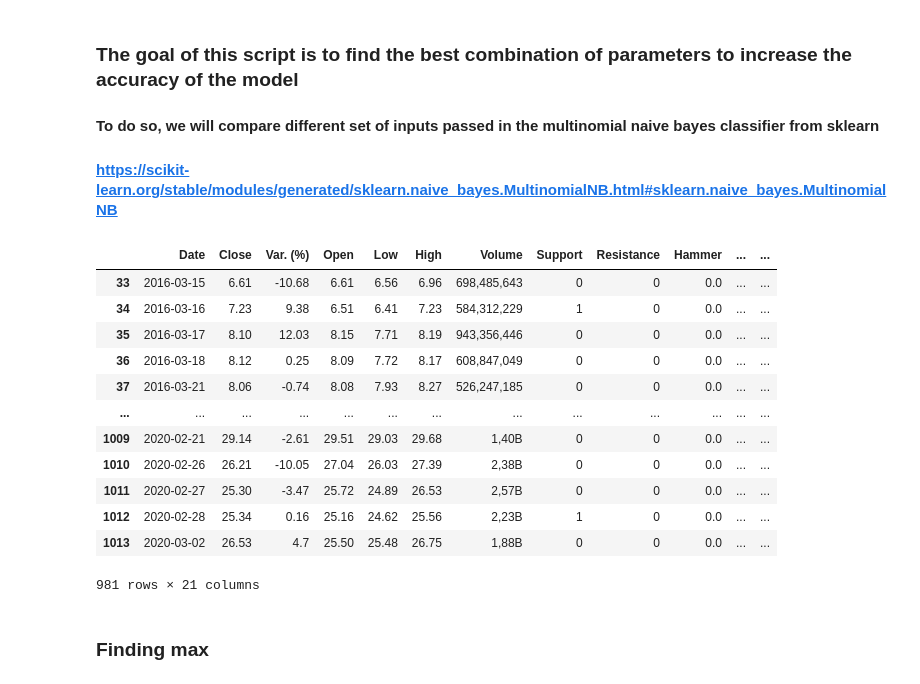
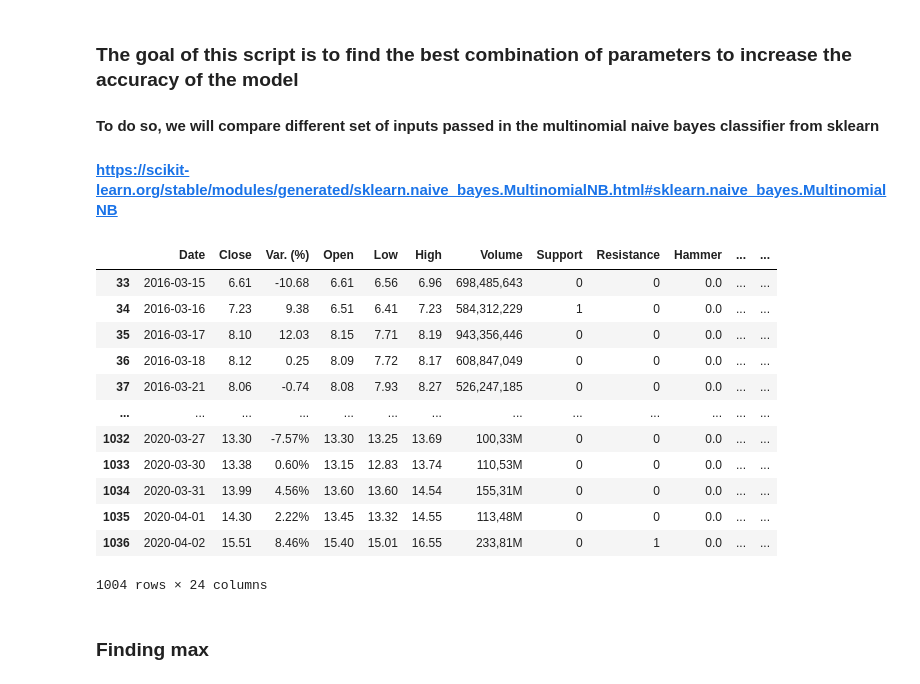
Before and after one commit to wentao-ju/Innovation-Lab-AI-Trading-System, a Jupyter notebook: NaiveBayesModeling/Model_tuning.ipynb, the cells around one changed output. Cells and saved outputs as stored; diff of their text form; code cells hidden in the pictures.

Commit message:
modify target label in all files to Decision5

```diff
--- a/NaiveBayesModeling/Model_tuning.ipynb
+++ b/NaiveBayesModeling/Model_tuning.ipynb
@@ -17,22 +17,22 @@ from sklearn.metrics import balanced_accuracy_score
 data = pd.read_csv("cleaned_data.csv")
 # %%
 #last cleanup
-data = data.loc[data['Decision28'] != -1]
+data = data.loc[data['Decision5'] != -1]
 data
 # %% [output]
 |  | Date | Close | Var. (%) | Open | Low | High | Volume | Support | Resistance | Hammer | ... | ... |
 | 33 | 2016-03-15 | 6.61 | -10.68 | 6.61 | 6.56 | 6.96 | 698,485,643 | 0 | 0 | 0.0 | ... | ... |
 | 34 | 2016-03-16 | 7.23 | 9.38 | 6.51 | 6.41 | 7.23 | 584,312,229 | 1 | 0 | 0.0 | ... | ... |
 | 35 | 2016-03-17 | 8.10 | 12.03 | 8.15 | 7.71 | 8.19 | 943,356,446 | 0 | 0 | 0.0 | ... | ... |
 | 36 | 2016-03-18 | 8.12 | 0.25 | 8.09 | 7.72 | 8.17 | 608,847,049 | 0 | 0 | 0.0 | ... | ... |
 | 37 | 2016-03-21 | 8.06 | -0.74 | 8.08 | 7.93 | 8.27 | 526,247,185 | 0 | 0 | 0.0 | ... | ... |
 | ... | ... | ... | ... | ... | ... | ... | ... | ... | ... | ... | ... | ... |
-| 1009 | 2020-02-21 | 29.14 | -2.61 | 29.51 | 29.03 | 29.68 | 1,40B | 0 | 0 | 0.0 | ... | ... |
-| 1010 | 2020-02-26 | 26.21 | -10.05 | 27.04 | 26.03 | 27.39 | 2,38B | 0 | 0 | 0.0 | ... | ... |
-| 1011 | 2020-02-27 | 25.30 | -3.47 | 25.72 | 24.89 | 26.53 | 2,57B | 0 | 0 | 0.0 | ... | ... |
-| 1012 | 2020-02-28 | 25.34 | 0.16 | 25.16 | 24.62 | 25.56 | 2,23B | 1 | 0 | 0.0 | ... | ... |
-| 1013 | 2020-03-02 | 26.53 | 4.7 | 25.50 | 25.48 | 26.75 | 1,88B | 0 | 0 | 0.0 | ... | ... |
+| 1032 | 2020-03-27 | 13.30 | -7.57% | 13.30 | 13.25 | 13.69 | 100,33M | 0 | 0 | 0.0 | ... | ... |
+| 1033 | 2020-03-30 | 13.38 | 0.60% | 13.15 | 12.83 | 13.74 | 110,53M | 0 | 0 | 0.0 | ... | ... |
+| 1034 | 2020-03-31 | 13.99 | 4.56% | 13.60 | 13.60 | 14.54 | 155,31M | 0 | 0 | 0.0 | ... | ... |
+| 1035 | 2020-04-01 | 14.30 | 2.22% | 13.45 | 13.32 | 14.55 | 113,48M | 0 | 0 | 0.0 | ... | ... |
+| 1036 | 2020-04-02 | 15.51 | 8.46% | 15.40 | 15.01 | 16.55 | 233,81M | 0 | 1 | 0.0 | ... | ... |
-981 rows × 21 columns
+1004 rows × 24 columns
 # %%
 class Tester:
 
```
Also changed, not shown: parts of 3 cells of this notebook, 3 other files.
